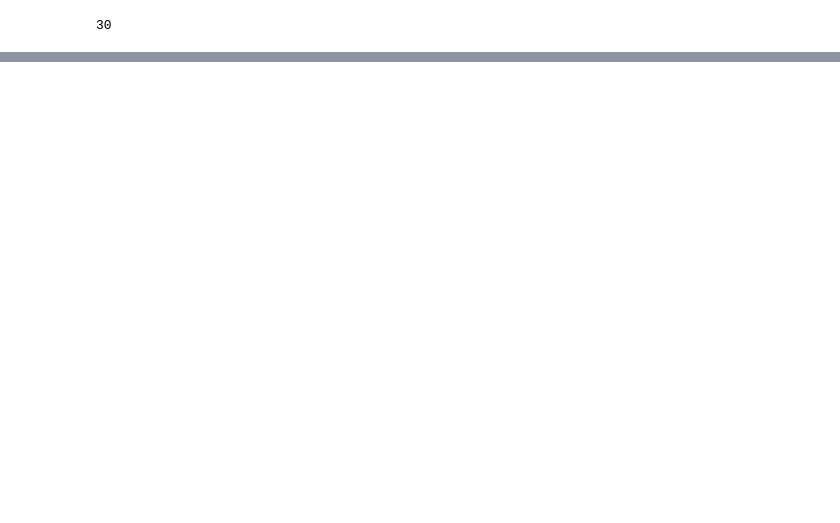
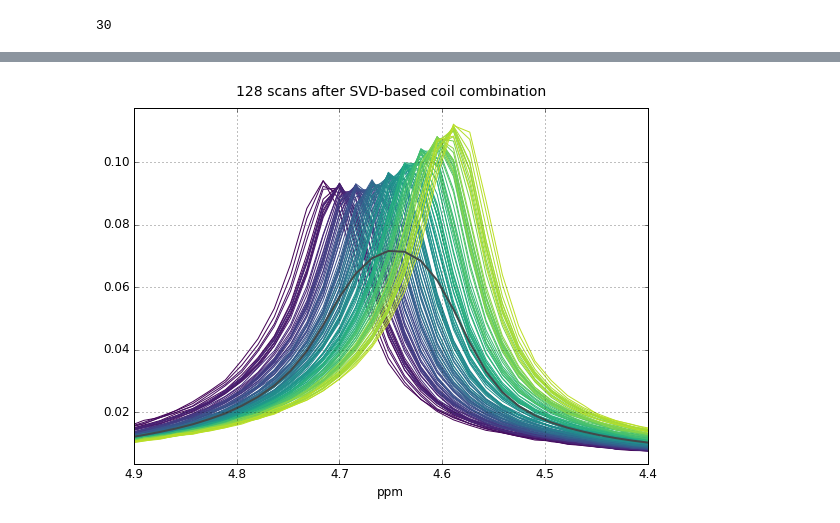
Before and after one commit to openmrslab/openmrslab, a Jupyter notebook: examples/TwixFrequencyCorrection.ipynb, the cells around one changed output, grey strips where cells are left out. Saved outputs shown, nothing was run; the diff lists cells and outputs as text; code cells hidden in the pictures; blank space fills up the shorter version.

```diff
--- a/examples/TwixFrequencyCorrection.ipynb
+++ b/examples/TwixFrequencyCorrection.ipynb
@@ -67,0 +85,15 @@ pyplot.ylim([0, 0.008])
+# %%
+# Use the wref signal to determine coil weights
+# Input the raw 3D wref data to the svd_weighting module. Note that the expected dimensions are [n_reps x n_chans x n_points]
+channel_weights,combined_fids_wref = suspect.processing.channel_combination.svd_weighting(data_wref);
+
+# Apply to the H2O suppressed data
+# Note that we have to apply the weights along axis 1 for this case
+combined_fids = suspect.processing.channel_combination.apply_weights(data,channel_weights,ax=1)
+combined_data_no_ave = data.inherit(combined_fids)
+
+print(combined_fids.shape)
+
+# Plot the result
+params = {'xlim':[0,4],'xlabel':'ppm','title':'128 scans after SVD-based coil combination','use_colormap':True,'colormap':'viridis'}
+plot_sigs.plot(data.frequency_axis_ppm(),np.abs(combined_data_no_ave.spectrum()),plot_type='spectra',plot_params = params);
@@ -67,0 +120,7 @@ pyplot.ylim([0, 0.008])
+# %%
+# Look at the scans in the region of the unsuppressed H2O peak
+# update xlimits of the parameter dictionary. All the other parameters can stay the same
+params['xlim'] = [4.4,4.9]
+plot_sigs.plot(data.frequency_axis_ppm(),np.abs(combined_data_no_ave.spectrum()),plot_type='spectra',plot_params = params);
+# %% [output]
+[figure, added]
```
Also changed, not shown: parts of 29 cells of this notebook.
